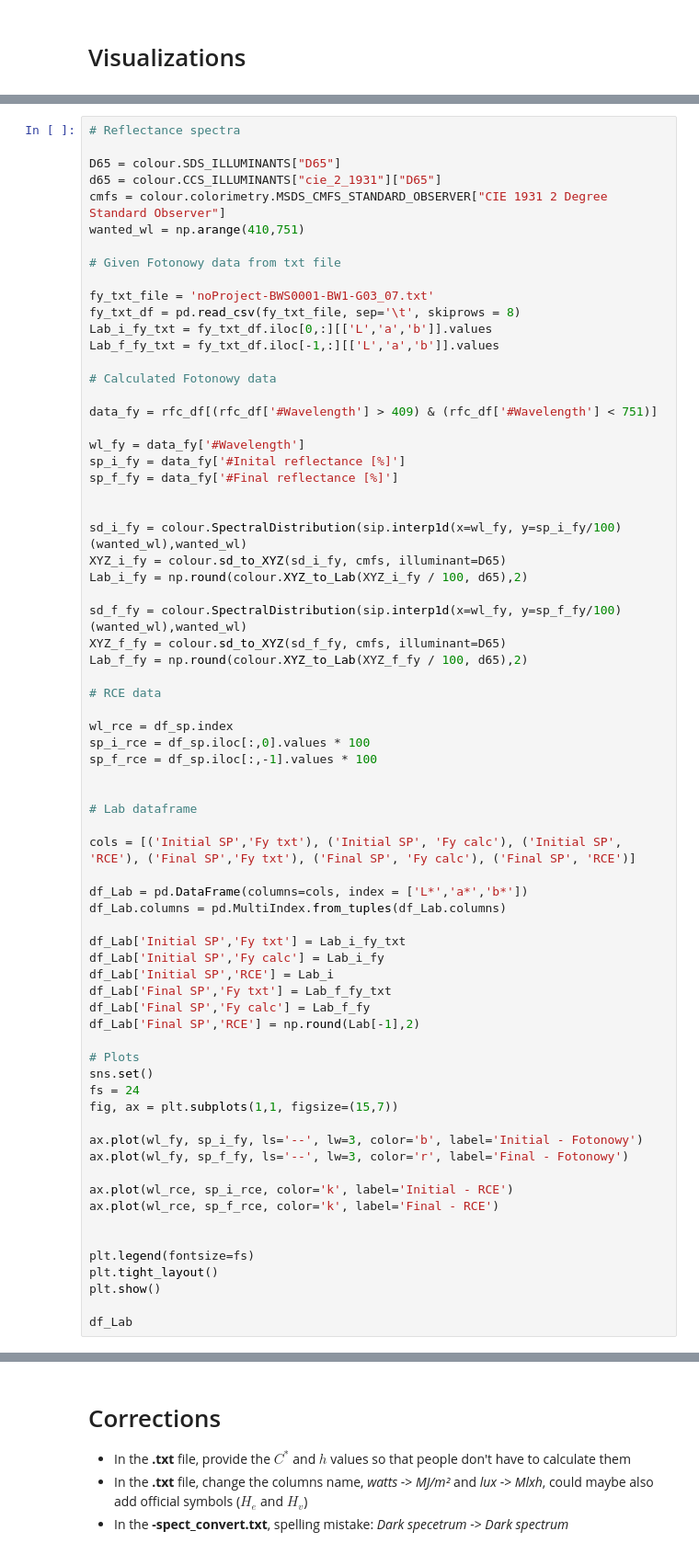
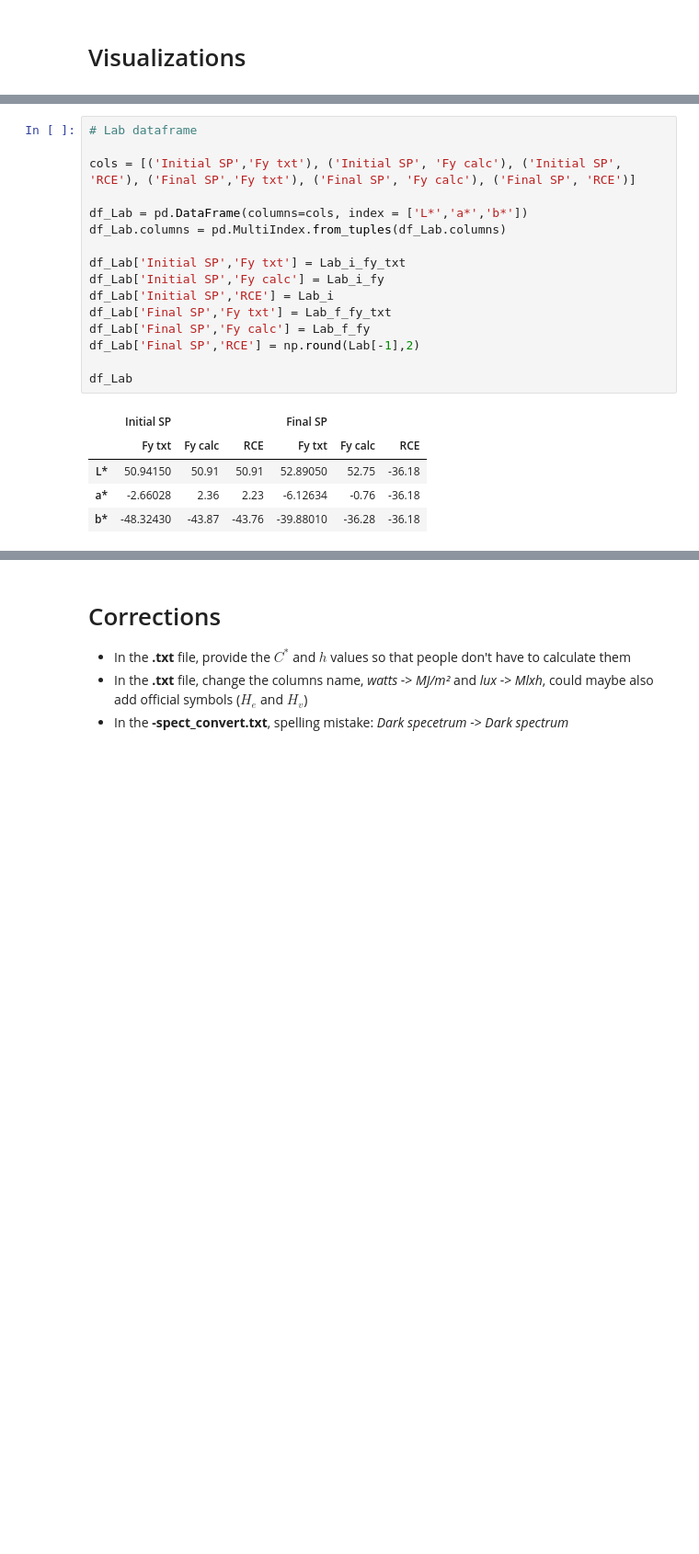
Before and after one commit to g-patin/RCE_2023-8005_MFT-Fotonowy, a Jupyter notebook: notebooks/MFT_Fotonowy_process_rawdata.ipynb, the cells around one changed output, grey strips where cells are left out. Shown: that part at 92% size. Cells and saved outputs as stored; diff of their text form; blank space fills up the shorter version.

```diff
--- a/notebooks/MFT_Fotonowy_process_rawdata.ipynb
+++ b/notebooks/MFT_Fotonowy_process_rawdata.ipynb
@@ -527,70 +349,22 @@ plt.show()
 # %%
-# Reflectance spectra
-
-D65 = colour.SDS_ILLUMINANTS["D65"]
-d65 = colour.CCS_ILLUMINANTS["cie_2_1931"]["D65"]
-cmfs = colour.colorimetry.MSDS_CMFS_STANDARD_OBSERVER["CIE 1931 2 Degree Standard Observer"]
-wanted_wl = np.arange(410,751)
-
-# Given Fotonowy data from txt file
-
-fy_txt_file = 'noProject-BWS0001-BW1-G03_07.txt'
-fy_txt_df = pd.read_csv(fy_txt_file, sep='\t', skiprows = 8)
-Lab_i_fy_txt = fy_txt_df.iloc[0,:][['L','a','b']].values
-Lab_f_fy_txt = fy_txt_df.iloc[-1,:][['L','a','b']].values
-
-# Calculated Fotonowy data
-
-data_fy = rfc_df[(rfc_df['#Wavelength'] > 409) & (rfc_df['#Wavelength'] < 751)]
-
-wl_fy = data_fy['#Wavelength']
-sp_i_fy = data_fy['#Inital reflectance [%]']
-sp_f_fy = data_fy['#Final reflectance [%]']
-
-
-sd_i_fy = colour.SpectralDistribution(sip.interp1d(x=wl_fy, y=sp_i_fy/100)(wanted_wl),wanted_wl)
-XYZ_i_fy = colour.sd_to_XYZ(sd_i_fy, cmfs, illuminant=D65)
-Lab_i_fy = np.round(colour.XYZ_to_Lab(XYZ_i_fy / 100, d65),2)
-
-sd_f_fy = colour.SpectralDistribution(sip.interp1d(x=wl_fy, y=sp_f_fy/100)(wanted_wl),wanted_wl)
-XYZ_f_fy = colour.sd_to_XYZ(sd_f_fy, cmfs, illuminant=D65)
-Lab_f_fy = np.round(colour.XYZ_to_Lab(XYZ_f_fy / 100, d65),2)
-
-# RCE data
-
-wl_rce = df_sp.index
-sp_i_rce = df_sp.iloc[:,0].values * 100
-sp_f_rce = df_sp.iloc[:,-1].values * 100
-
-
 # Lab dataframe
 
 cols = [('Initial SP','Fy txt'), ('Initial SP', 'Fy calc'), ('Initial SP', 'RCE'), ('Final SP','Fy txt'), ('Final SP', 'Fy calc'), ('Final SP', 'RCE')]
 
 df_Lab = pd.DataFrame(columns=cols, index = ['L*','a*','b*'])
 df_Lab.columns = pd.MultiIndex.from_tuples(df_Lab.columns)
 
 df_Lab['Initial SP','Fy txt'] = Lab_i_fy_txt
 df_Lab['Initial SP','Fy calc'] = Lab_i_fy
 df_Lab['Initial SP','RCE'] = Lab_i
 df_Lab['Final SP','Fy txt'] = Lab_f_fy_txt
 df_Lab['Final SP','Fy calc'] = Lab_f_fy
 df_Lab['Final SP','RCE'] = np.round(Lab[-1],2)
 
-# Plots
-sns.set()
-fs = 24
-fig, ax = plt.subplots(1,1, figsize=(15,7))
-
-ax.plot(wl_fy, sp_i_fy, ls='--', lw=3, color='b', label='Initial - Fotonowy')
-ax.plot(wl_fy, sp_f_fy, ls='--', lw=3, color='r', label='Final - Fotonowy')
-
-ax.plot(wl_rce, sp_i_rce, color='k', label='Initial - RCE')
-ax.plot(wl_rce, sp_f_rce, color='k', label='Final - RCE')
-
-
-plt.legend(fontsize=fs)
-plt.tight_layout()
-plt.show()
-
 df_Lab
+# %% [output]
+|  | Initial SP |  |  | Final SP |  |  |
+|  | Fy txt | Fy calc | RCE | Fy txt | Fy calc | RCE |
+| L* | 50.94150 | 50.91 | 50.91 | 52.89050 | 52.75 | -36.18 |
+| a* | -2.66028 | 2.36 | 2.23 | -6.12634 | -0.76 | -36.18 |
+| b* | -48.32430 | -43.87 | -43.76 | -39.88010 | -36.28 | -36.18 |
```
Also changed, not shown: parts of 57 cells of this notebook.
